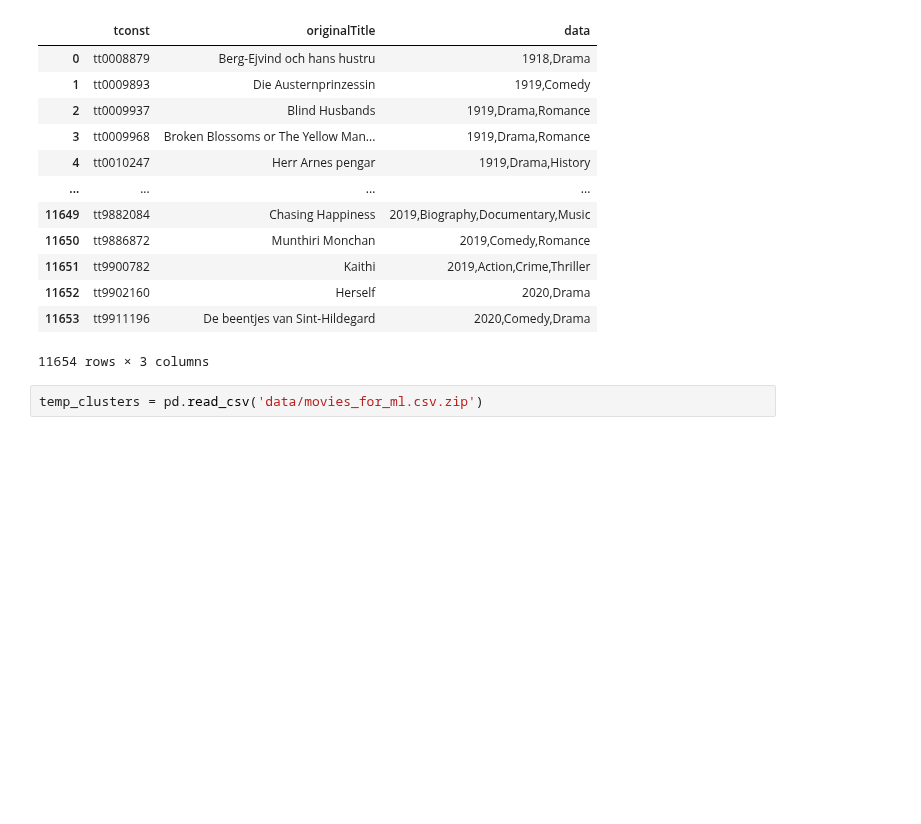
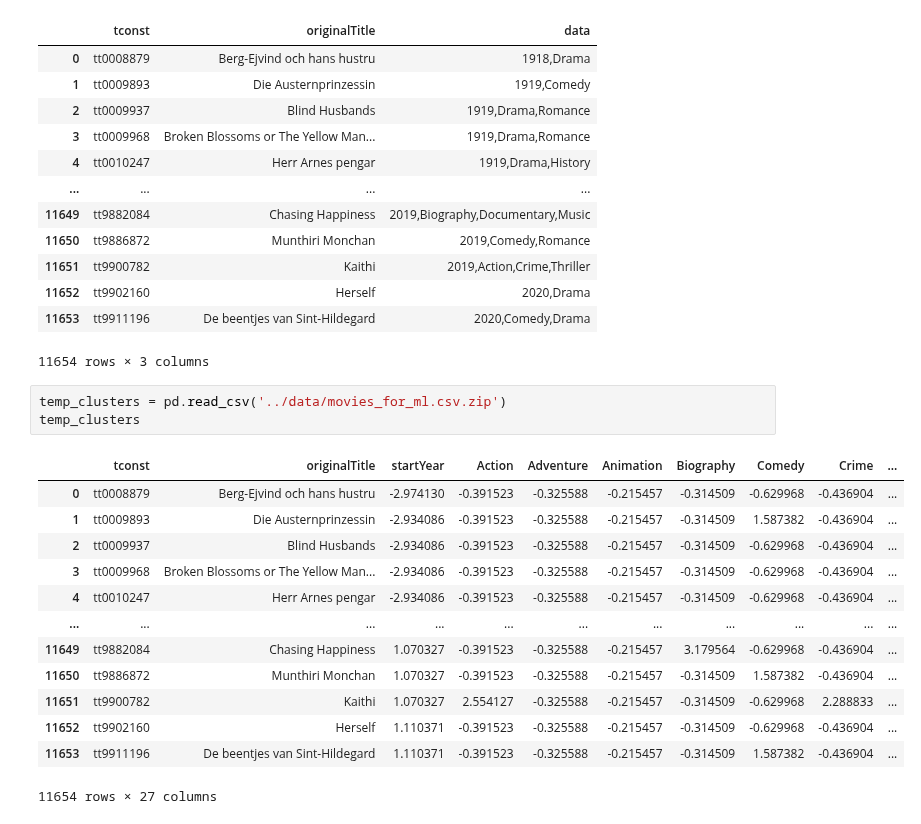
Before and after one commit to CathieLC/Wild_movie_project, a Jupyter notebook: Guillaume/cosine_df.ipynb, the cells around one changed output. Drawn from its saved outputs; the diff is of its cells as text; blank space fills up the shorter version.

```diff
--- a/Guillaume/cosine_df.ipynb
+++ b/Guillaume/cosine_df.ipynb
@@ -108,4 +108,19 @@ movie_for_ml
 | 11653 | tt9911196 | De beentjes van Sint-Hildegard | 2020,Comedy,Drama |
 11654 rows × 3 columns
 # %%
-temp_clusters = pd.read_csv('data/movies_for_ml.csv.zip')
+temp_clusters = pd.read_csv('../data/movies_for_ml.csv.zip')
+temp_clusters
+# %% [output]
+|  | tconst | originalTitle | startYear | Action | Adventure | Animation | Biography | Comedy | Crime | ... |
+| 0 | tt0008879 | Berg-Ejvind och hans hustru | -2.974130 | -0.391523 | -0.325588 | -0.215457 | -0.314509 | -0.629968 | -0.436904 | ... |
+| 1 | tt0009893 | Die Austernprinzessin | -2.934086 | -0.391523 | -0.325588 | -0.215457 | -0.314509 | 1.587382 | -0.436904 | ... |
+| 2 | tt0009937 | Blind Husbands | -2.934086 | -0.391523 | -0.325588 | -0.215457 | -0.314509 | -0.629968 | -0.436904 | ... |
+| 3 | tt0009968 | Broken Blossoms or The Yellow Man... | -2.934086 | -0.391523 | -0.325588 | -0.215457 | -0.314509 | -0.629968 | -0.436904 | ... |
+| 4 | tt0010247 | Herr Arnes pengar | -2.934086 | -0.391523 | -0.325588 | -0.215457 | -0.314509 | -0.629968 | -0.436904 | ... |
+| ... | ... | ... | ... | ... | ... | ... | ... | ... | ... | ... |
+| 11649 | tt9882084 | Chasing Happiness | 1.070327 | -0.391523 | -0.325588 | -0.215457 | 3.179564 | -0.629968 | -0.436904 | ... |
+| 11650 | tt9886872 | Munthiri Monchan | 1.070327 | -0.391523 | -0.325588 | -0.215457 | -0.314509 | 1.587382 | -0.436904 | ... |
+| 11651 | tt9900782 | Kaithi | 1.070327 | 2.554127 | -0.325588 | -0.215457 | -0.314509 | -0.629968 | 2.288833 | ... |
+| 11652 | tt9902160 | Herself | 1.110371 | -0.391523 | -0.325588 | -0.215457 | -0.314509 | -0.629968 | -0.436904 | ... |
+| 11653 | tt9911196 | De beentjes van Sint-Hildegard | 1.110371 | -0.391523 | -0.325588 | -0.215457 | -0.314509 | 1.587382 | -0.436904 | ... |
+11654 rows × 27 columns
```
Also changed, not shown: parts of 3 cells of this notebook, 1 other file.
